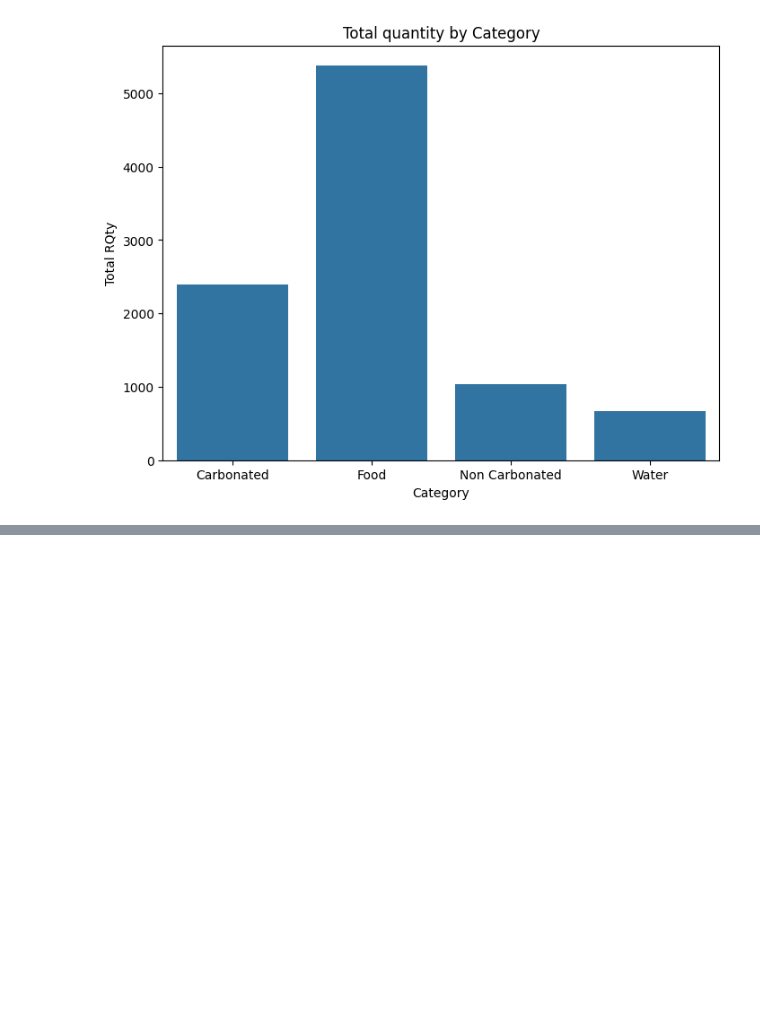
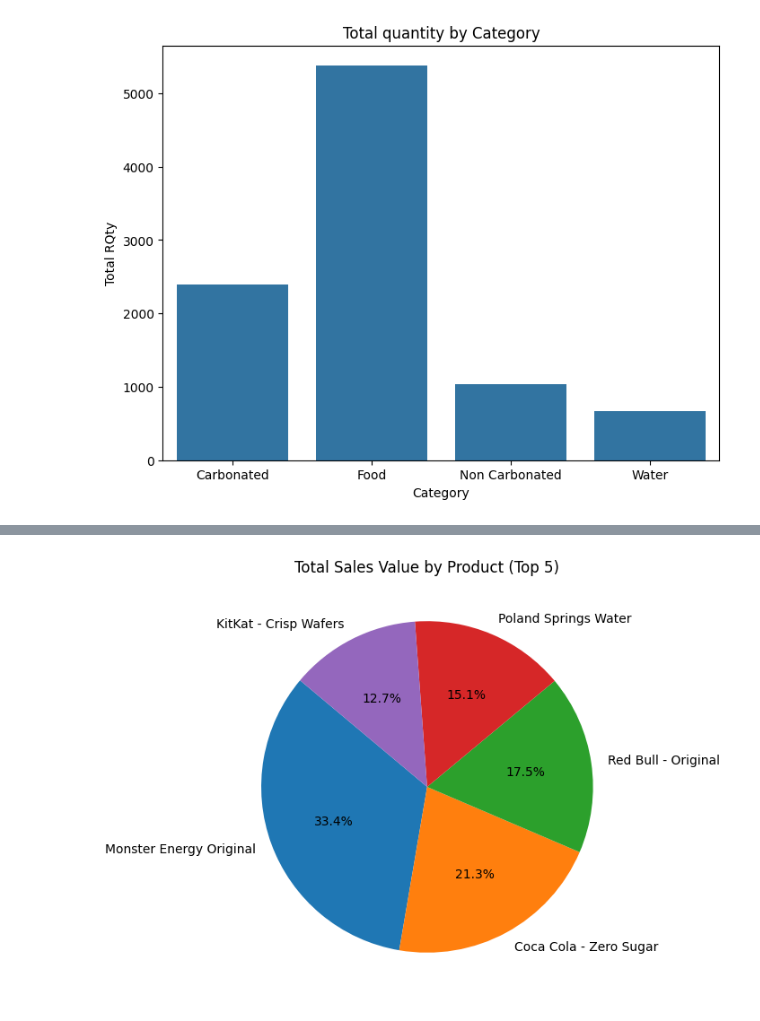
Before and after one commit to yuliwang22/data-yw, a Jupyter notebook: vending-machine-analysis.ipynb, the cells around one changed output, grey strips where cells are left out. Saved outputs shown, nothing was run; the diff lists cells and outputs as text; code cells hidden in the pictures; blank space fills up the shorter version.

```diff
--- a/vending-machine-analysis.ipynb
+++ b/vending-machine-analysis.ipynb
@@ -74,0 +127,15 @@ plt.show()
+# %%
+# lastly, let's find out about the total sales of each product
+product_sales=data.groupby('Product').apply(calculated_total_sales).reset_index()
+product_sales=product_sales.sort_values(ascending=False, by = 'total_profit').head(5)
+# %%
+plt.figure(figsize=(8, 6))
+plt.pie(product_sales['total_profit'], labels=product_sales['Product'], autopct='%1.1f%%', startangle=140)
+plt.title('Total Sales Value by Product (Top 5)')
+plt.show()
+
+# top 3 are: monster energy original;
+# coca cola zero sugar;
+# redbull original
+# %% [output]
+[figure, added]
```
Also changed, not shown: parts of 6 cells of this notebook.
